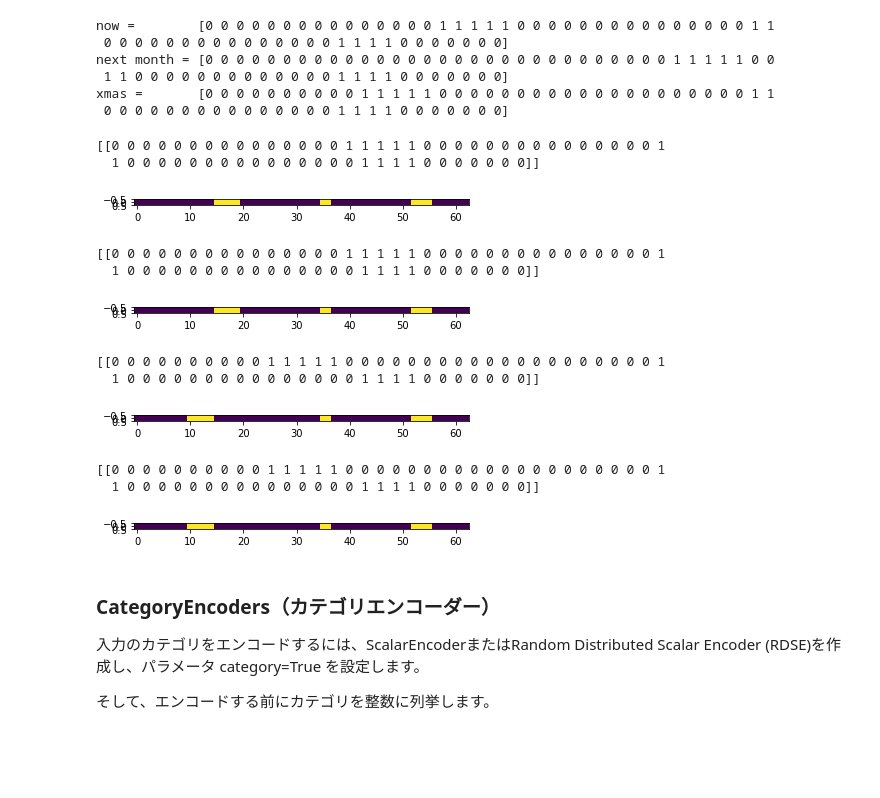
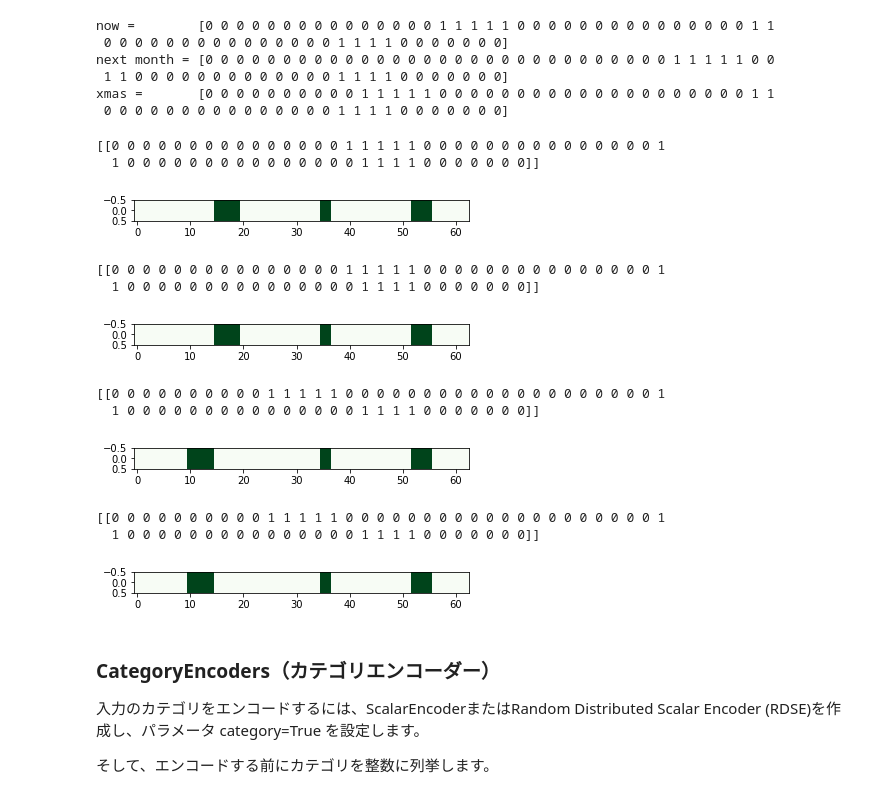
Before and after one commit to StudioIdenticalTwins/HTM-Beginners-Notebook, a Jupyter notebook: chapter-3/htm-beginners-book-3-1.ipynb, the cells around one changed output. Saved outputs shown, nothing was run; the diff lists cells and outputs as text; code cells hidden in the pictures; blank space fills up the shorter version.

```diff
--- a/chapter-3/htm-beginners-book-3-1.ipynb
+++ b/chapter-3/htm-beginners-book-3-1.ipynb
@@ -281,16 +271,16 @@ xmas =       [0 0 0 0 0 0 0 0 0 0 1 1 1 1 1 0 0 0 0 0 0 0 0 0 0 0 0 0 0 0 0 0 0
 # %%
 import matplotlib.pyplot as plt
 %matplotlib inline
 
 sampleSDR=np.reshape(dateEncoder.encode(now).dense,(1,dateEncoder.encode(now).dense.shape[0]))
 print(sampleSDR)
 
-plt.imshow(sampleSDR)
+plt.imshow(sampleSDR, cmap = "Greens", aspect=4)
 plt.show()
 # %% [output]
 [[0 0 0 0 0 0 0 0 0 0 0 0 0 0 0 1 1 1 1 1 0 0 0 0 0 0 0 0 0 0 0 0 0 0 0 1
   1 0 0 0 0 0 0 0 0 0 0 0 0 0 0 0 1 1 1 1 0 0 0 0 0 0 0]]
-[figure, old version]
+[figure, new version]
 # %%
 import matplotlib.pyplot as plt
 %matplotlib inline
@@ -300,7 +290,7 @@ sampleSDR = nowSDR.dense.reshape(1,nowSDR.dense.shape[0])
 
 print(sampleSDR)
 
-plt.imshow(sampleSDR)
+plt.imshow(sampleSDR, cmap = "Greens", aspect=4)
 plt.show()
 
 nextMonthSDR = dateEncoder.encode(xmas)
@@ -308,7 +298,7 @@ sampleSDR = nextMonthSDR.dense.reshape(1,nextMonthSDR.dense.shape[0])
 
 print(sampleSDR)
 
-plt.imshow(sampleSDR)
+plt.imshow(sampleSDR, cmap = "Greens", aspect=4)
 plt.show()
 
 xmasSDR = dateEncoder.encode(xmas)
@@ -316,18 +306,18 @@ sampleSDR = xmasSDR.dense.reshape(1,xmasSDR.dense.shape[0])
 
 print(sampleSDR)
 
-plt.imshow(sampleSDR)
+plt.imshow(sampleSDR, cmap = "Greens", aspect=4)
 plt.show()
 # %% [output]
 [[0 0 0 0 0 0 0 0 0 0 0 0 0 0 0 1 1 1 1 1 0 0 0 0 0 0 0 0 0 0 0 0 0 0 0 1
   1 0 0 0 0 0 0 0 0 0 0 0 0 0 0 0 1 1 1 1 0 0 0 0 0 0 0]]
-[figure, old version]
+[figure, new version]
 [[0 0 0 0 0 0 0 0 0 0 1 1 1 1 1 0 0 0 0 0 0 0 0 0 0 0 0 0 0 0 0 0 0 0 0 1
   1 0 0 0 0 0 0 0 0 0 0 0 0 0 0 0 1 1 1 1 0 0 0 0 0 0 0]]
-[figure, old version]
+[figure, new version]
 [[0 0 0 0 0 0 0 0 0 0 1 1 1 1 1 0 0 0 0 0 0 0 0 0 0 0 0 0 0 0 0 0 0 0 0 1
   1 0 0 0 0 0 0 0 0 0 0 0 0 0 0 0 1 1 1 1 0 0 0 0 0 0 0]]
-[figure, old version]
+[figure, new version]
 # %% [markdown]
 ### CategoryEncoders（カテゴリエンコーダー）
 
```
Also changed, not shown: parts of 6 cells of this notebook, 18 other files.
